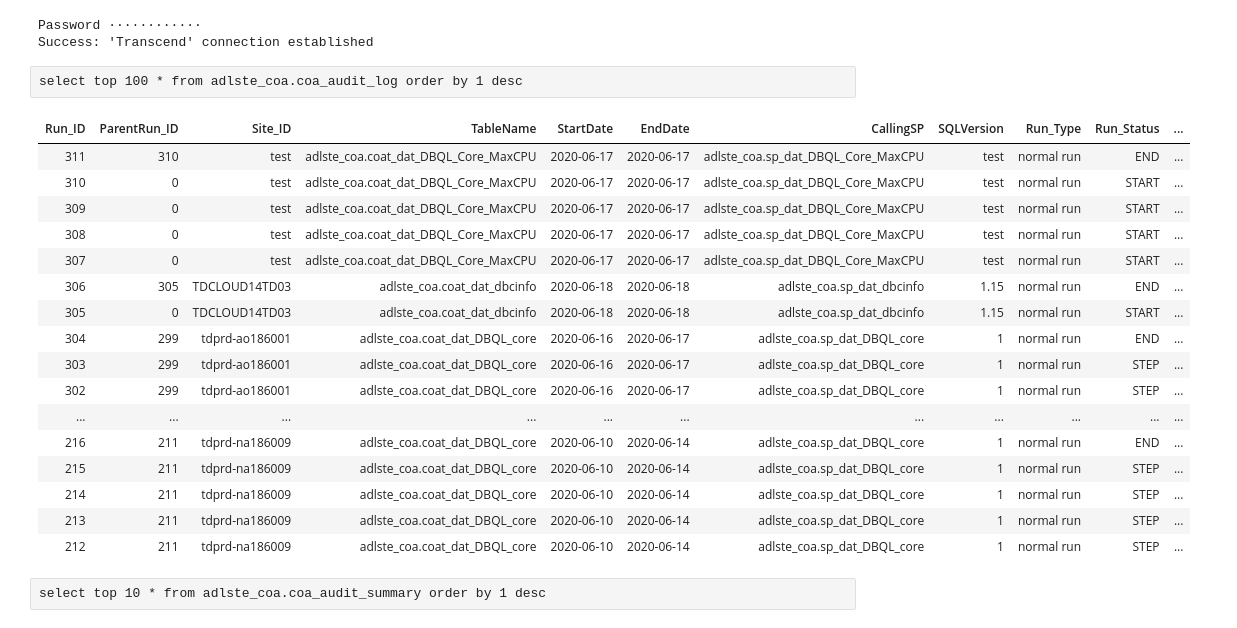
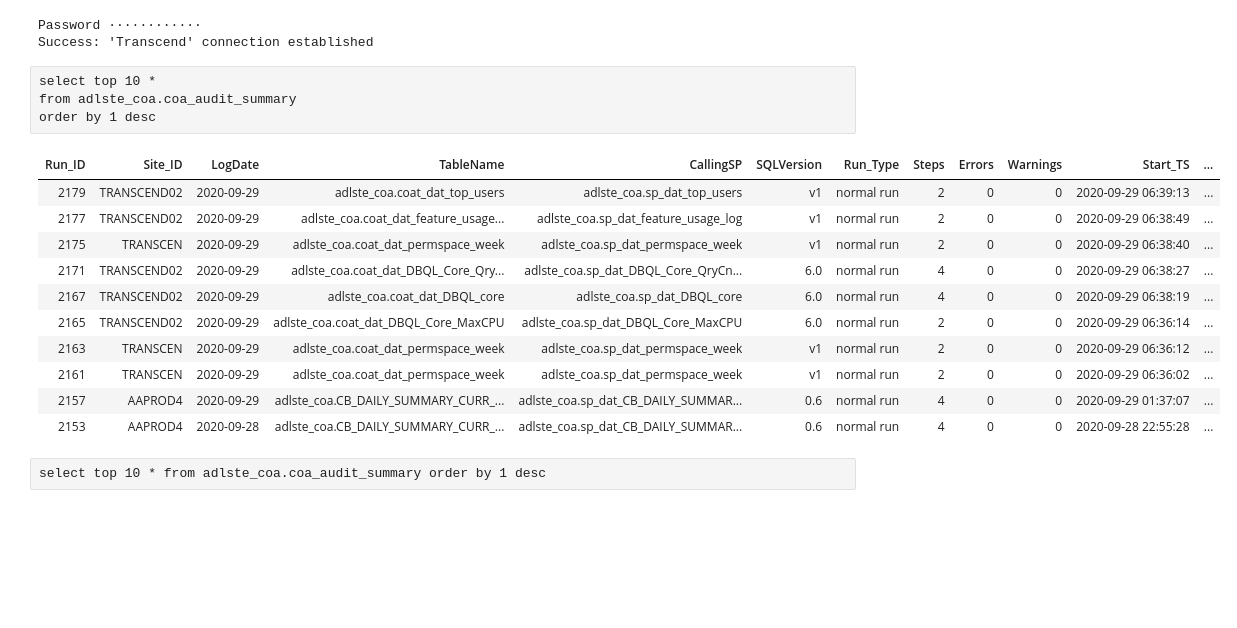
Before and after one commit to tdcoa/sql, a Jupyter notebook: datamodel/audit_process.ipynb, the cells around one changed output. Saved outputs shown, nothing was run; the diff lists cells and outputs as text; blank space fills up the shorter version.

```diff
--- a/datamodel/audit_process.ipynb
+++ b/datamodel/audit_process.ipynb
@@ -8,25 +8,21 @@
 Password ············
 Success: 'Transcend' connection established
 # %%
-select top 100 * from adlste_coa.coa_audit_log order by 1 desc
+select top 10 *
+from adlste_coa.coa_audit_summary
+order by 1 desc
 # %% [output]
-| Run_ID | ParentRun_ID | Site_ID | TableName | StartDate | EndDate | CallingSP | SQLVersion | Run_Type | Run_Status | ... |
-| 311 | 310 | test | adlste_coa.coat_dat_DBQL_Core_MaxCPU | 2020-06-17 | 2020-06-17 | adlste_coa.sp_dat_DBQL_Core_MaxCPU | test | normal run | END | ... |
-| 310 | 0 | test | adlste_coa.coat_dat_DBQL_Core_MaxCPU | 2020-06-17 | 2020-06-17 | adlste_coa.sp_dat_DBQL_Core_MaxCPU | test | normal run | START | ... |
-| 309 | 0 | test | adlste_coa.coat_dat_DBQL_Core_MaxCPU | 2020-06-17 | 2020-06-17 | adlste_coa.sp_dat_DBQL_Core_MaxCPU | test | normal run | START | ... |
-| 308 | 0 | test | adlste_coa.coat_dat_DBQL_Core_MaxCPU | 2020-06-17 | 2020-06-17 | adlste_coa.sp_dat_DBQL_Core_MaxCPU | test | normal run | START | ... |
-| 307 | 0 | test | adlste_coa.coat_dat_DBQL_Core_MaxCPU | 2020-06-17 | 2020-06-17 | adlste_coa.sp_dat_DBQL_Core_MaxCPU | test | normal run | START | ... |
-| 306 | 305 | TDCLOUD14TD03 | adlste_coa.coat_dat_dbcinfo | 2020-06-18 | 2020-06-18 | adlste_coa.sp_dat_dbcinfo | 1.15 | normal run | END | ... |
-| 305 | 0 | TDCLOUD14TD03 | adlste_coa.coat_dat_dbcinfo | 2020-06-18 | 2020-06-18 | adlste_coa.sp_dat_dbcinfo | 1.15 | normal run | START | ... |
-| 304 | 299 | tdprd-ao186001 | adlste_coa.coat_dat_DBQL_core | 2020-06-16 | 2020-06-17 | adlste_coa.sp_dat_DBQL_core | 1 | normal run | END | ... |
-| 303 | 299 | tdprd-ao186001 | adlste_coa.coat_dat_DBQL_core | 2020-06-16 | 2020-06-17 | adlste_coa.sp_dat_DBQL_core | 1 | normal run | STEP | ... |
-| 302 | 299 | tdprd-ao186001 | adlste_coa.coat_dat_DBQL_core | 2020-06-16 | 2020-06-17 | adlste_coa.sp_dat_DBQL_core | 1 | normal run | STEP | ... |
-| ... | ... | ... | ... | ... | ... | ... | ... | ... | ... | ... |
-| 216 | 211 | tdprd-na186009 | adlste_coa.coat_dat_DBQL_core | 2020-06-10 | 2020-06-14 | adlste_coa.sp_dat_DBQL_core | 1 | normal run | END | ... |
-| 215 | 211 | tdprd-na186009 | adlste_coa.coat_dat_DBQL_core | 2020-06-10 | 2020-06-14 | adlste_coa.sp_dat_DBQL_core | 1 | normal run | STEP | ... |
-| 214 | 211 | tdprd-na186009 | adlste_coa.coat_dat_DBQL_core | 2020-06-10 | 2020-06-14 | adlste_coa.sp_dat_DBQL_core | 1 | normal run | STEP | ... |
-| 213 | 211 | tdprd-na186009 | adlste_coa.coat_dat_DBQL_core | 2020-06-10 | 2020-06-14 | adlste_coa.sp_dat_DBQL_core | 1 | normal run | STEP | ... |
-| 212 | 211 | tdprd-na186009 | adlste_coa.coat_dat_DBQL_core | 2020-06-10 | 2020-06-14 | adlste_coa.sp_dat_DBQL_core | 1 | normal run | STEP | ... |
+| Run_ID | Site_ID | LogDate | TableName | CallingSP | SQLVersion | Run_Type | Steps | Errors | Warnings | Start_TS | ... |
+| 2179 | TRANSCEND02 | 2020-09-29 | adlste_coa.coat_dat_top_users | adlste_coa.sp_dat_top_users | v1 | normal run | 2 | 0 | 0 | 2020-09-29 06:39:13 | ... |
+| 2177 | TRANSCEND02 | 2020-09-29 | adlste_coa.coat_dat_feature_usage... | adlste_coa.sp_dat_feature_usage_log | v1 | normal run | 2 | 0 | 0 | 2020-09-29 06:38:49 | ... |
+| 2175 | TRANSCEN | 2020-09-29 | adlste_coa.coat_dat_permspace_week | adlste_coa.sp_dat_permspace_week | v1 | normal run | 2 | 0 | 0 | 2020-09-29 06:38:40 | ... |
+| 2171 | TRANSCEND02 | 2020-09-29 | adlste_coa.coat_dat_DBQL_Core_Qry... | adlste_coa.sp_dat_DBQL_Core_QryCn... | 6.0 | normal run | 4 | 0 | 0 | 2020-09-29 06:38:27 | ... |
+| 2167 | TRANSCEND02 | 2020-09-29 | adlste_coa.coat_dat_DBQL_core | adlste_coa.sp_dat_DBQL_core | 6.0 | normal run | 4 | 0 | 0 | 2020-09-29 06:38:19 | ... |
+| 2165 | TRANSCEND02 | 2020-09-29 | adlste_coa.coat_dat_DBQL_Core_MaxCPU | adlste_coa.sp_dat_DBQL_Core_MaxCPU | 6.0 | normal run | 2 | 0 | 0 | 2020-09-29 06:36:14 | ... |
+| 2163 | TRANSCEN | 2020-09-29 | adlste_coa.coat_dat_permspace_week | adlste_coa.sp_dat_permspace_week | v1 | normal run | 2 | 0 | 0 | 2020-09-29 06:36:12 | ... |
+| 2161 | TRANSCEN | 2020-09-29 | adlste_coa.coat_dat_permspace_week | adlste_coa.sp_dat_permspace_week | v1 | normal run | 2 | 0 | 0 | 2020-09-29 06:36:02 | ... |
+| 2157 | AAPROD4 | 2020-09-29 | adlste_coa.CB_DAILY_SUMMARY_CURR_... | adlste_coa.sp_dat_CB_DAILY_SUMMAR... | 0.6 | normal run | 4 | 0 | 0 | 2020-09-29 01:37:07 | ... |
+| 2153 | AAPROD4 | 2020-09-28 | adlste_coa.CB_DAILY_SUMMARY_CURR_... | adlste_coa.sp_dat_CB_DAILY_SUMMAR... | 0.6 | normal run | 4 | 0 | 0 | 2020-09-28 22:55:28 | ... |
 # %%
 select top 10 * from adlste_coa.coa_audit_summary order by 1 desc
 # %%
```
Also changed, not shown: 1 other file.
